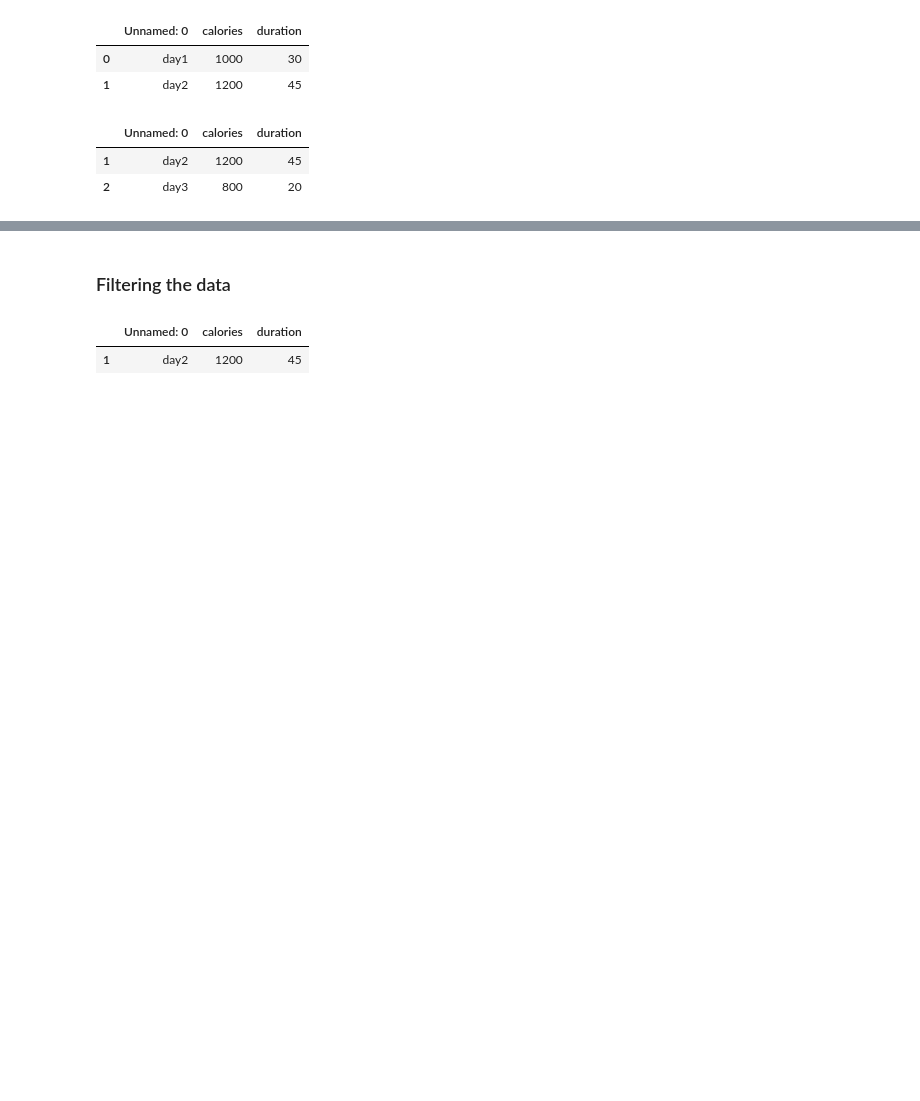
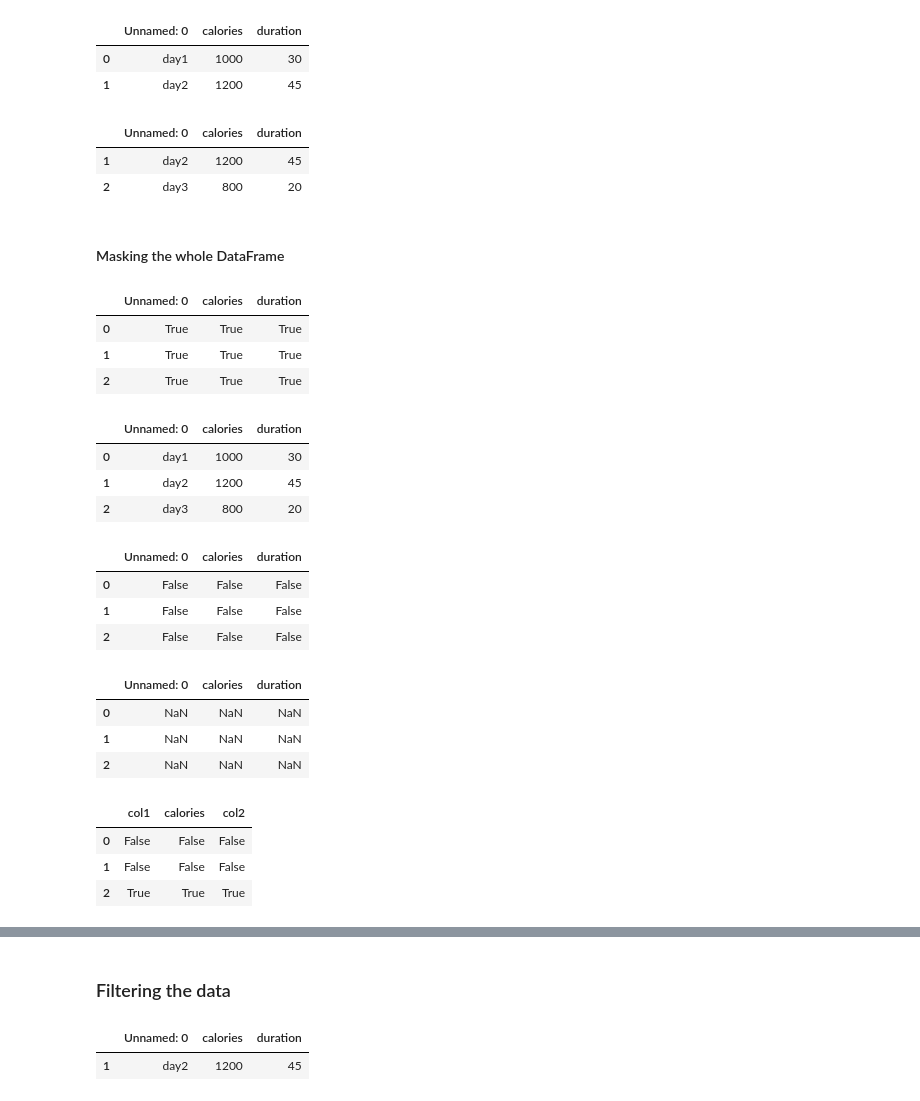
Before and after one commit to M-Ghodrat/CS-Tutorial, a Jupyter notebook: Extra/Pandas.ipynb, the cells around one changed output, grey strips where cells are left out. Drawn from its saved outputs; the diff is of its cells as text; code cells hidden in the pictures; blank space fills up the shorter version.

```diff
--- a/Extra/Pandas.ipynb
+++ b/Extra/Pandas.ipynb
@@ -368,3 +539,45 @@ df.tail(2)
 |  | Unnamed: 0 | calories | duration |
 | 1 | day2 | 1200 | 45 |
 | 2 | day3 | 800 | 20 |
+# %% [markdown]
+#### Masking the whole DataFrame
+# %%
+df.notnull()
+# %% [output]
+|  | Unnamed: 0 | calories | duration |
+| 0 | True | True | True |
+| 1 | True | True | True |
+| 2 | True | True | True |
+# %%
+df1 = df[df.notnull()]
+df1
+# %% [output]
+|  | Unnamed: 0 | calories | duration |
+| 0 | day1 | 1000 | 30 |
+| 1 | day2 | 1200 | 45 |
+| 2 | day3 | 800 | 20 |
+# %%
+df.isnull()
+# %% [output]
+|  | Unnamed: 0 | calories | duration |
+| 0 | False | False | False |
+| 1 | False | False | False |
+| 2 | False | False | False |
+# %%
+df2 = df[df.isnull()]
+df2
+# %% [output]
+|  | Unnamed: 0 | calories | duration |
+| 0 | NaN | NaN | NaN |
+| 1 | NaN | NaN | NaN |
+| 2 | NaN | NaN | NaN |
+# %%
+df_new = pd.DataFrame({'col1': [False, False, True],
+                      'calories': [False, False, True],
+                      'col2': [False, False, True],})
+df_new
+# %% [output]
+|  | col1 | calories | col2 |
+| 0 | False | False | False |
+| 1 | False | False | False |
+| 2 | True | True | True |
```
Also changed, not shown: parts of 95 cells of this notebook.
